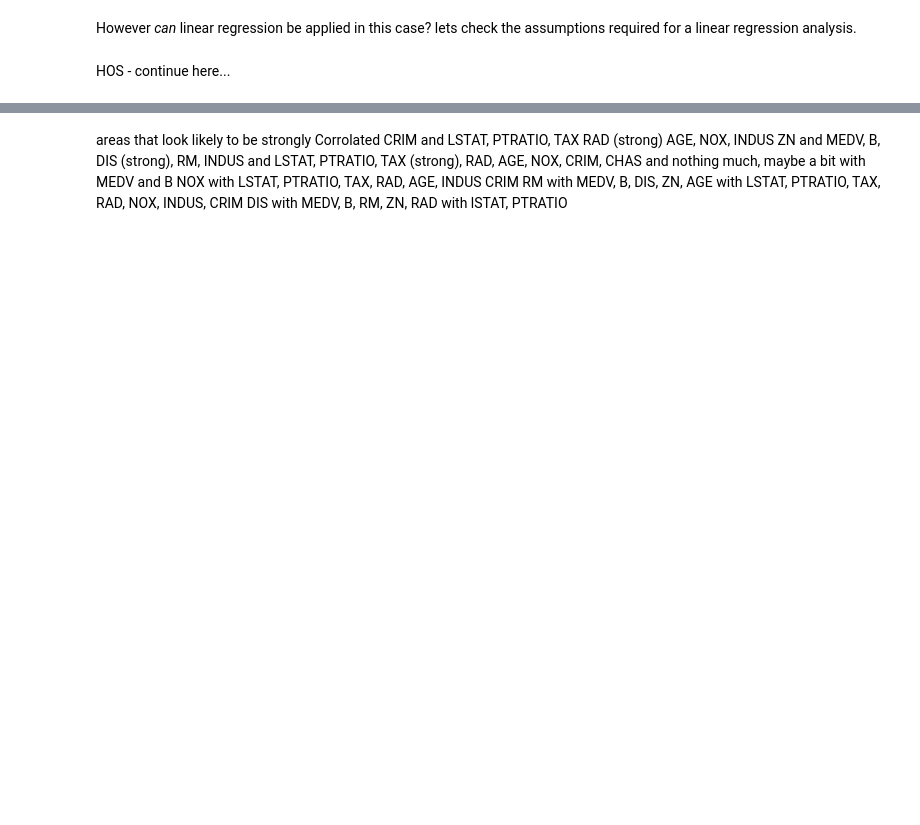
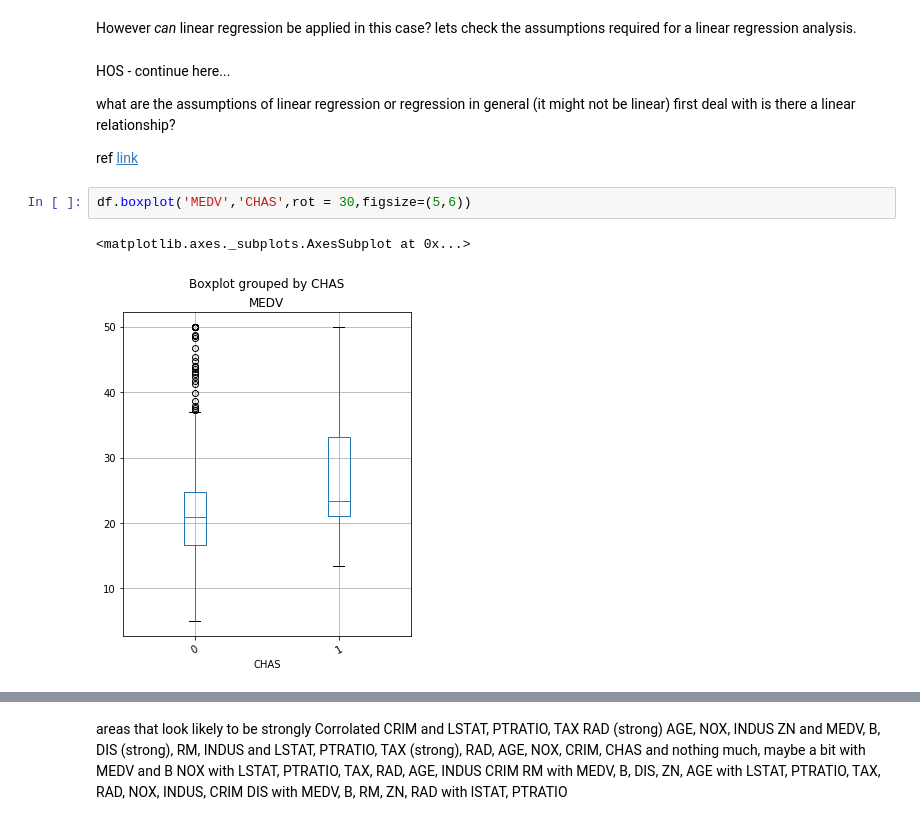
Before and after one commit to Osheah/boston-house-prices, a Jupyter notebook: boston-house-prices.ipynb, the cells around one changed output, grey strips where cells are left out. Drawn from its saved outputs; the diff is of its cells as text; blank space fills up the shorter version.

```diff
--- a/boston-house-prices.ipynb
+++ b/boston-house-prices.ipynb
@@ -982,4 +982,14 @@ plt.scatter(x,y , color='r', marker='o' )
 # %% [markdown]
 However *can* linear regression be applied in this case? lets check the assumptions required for a linear regression analysis.
-# %% [markdown]
-HOS - continue here...
+# %% [markdown]
+HOS - continue here...
+
+what are the assumptions of linear regression or regression in general (it might not be linear)
+first deal with is there a linear relationship?
+
+ref [link](https://towardsdatascience.com/assumptions-of-linear-regression-algorithm-ed9ea32224e1)
+# %%
+df.boxplot('MEDV','CHAS',rot = 30,figsize=(5,6))
+# %% [output]
+<matplotlib.axes._subplots.AxesSubplot at 0x...>
+[figure, added]
```
Also changed, not shown: parts of 59 cells of this notebook.
